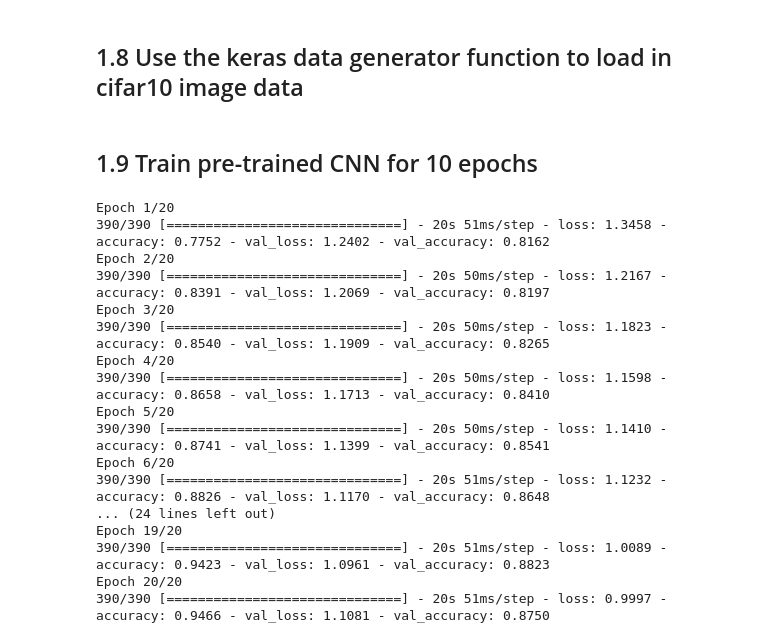
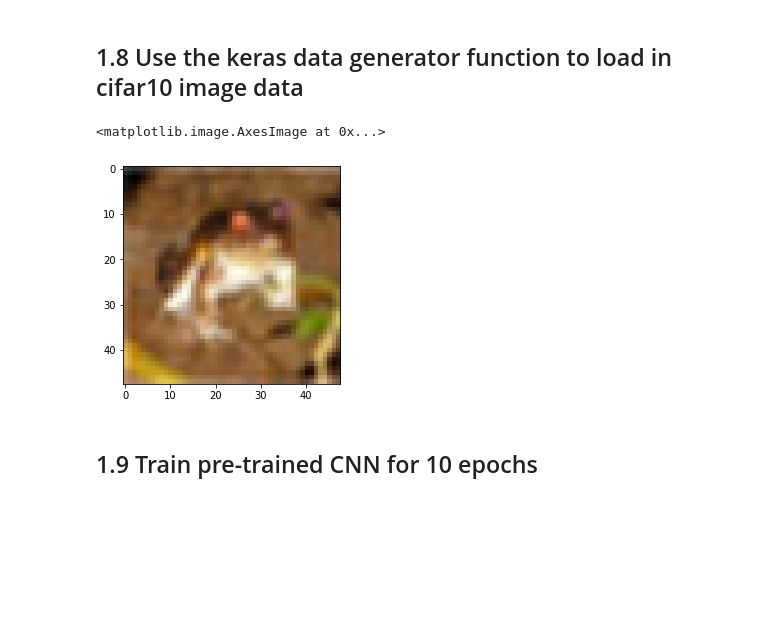
Before and after one commit to larryschirmer/art_style_transfer, a Jupyter notebook: transfer_learning.ipynb, the cells around one changed output. Saved outputs shown, nothing was run; the diff lists cells and outputs as text; code cells hidden in the pictures; blank space fills up the shorter version.

```diff
--- a/transfer_learning.ipynb
+++ b/transfer_learning.ipynb
@@ -380,29 +322,30 @@ data_augmentation.fit(x_train_vgg)
+# %%
+# https://github.com/geifmany/cifar-vgg/blob/master/cifar10vgg.py
+
+x_train_vgg = np.array([cv2.resize(img, dsize=(48, 48), interpolation=cv2.INTER_CUBIC) for img in train_images])
+x_test_vgg = np.array([cv2.resize(img, dsize=(48, 48), interpolation=cv2.INTER_CUBIC) for img in test_images])
+
+data_gen_train = ImageDataGenerator(
+    rescale=1. / 255,
+    rotation_range=15,
+    width_shift_range=0.1,
+    height_shift_range=0.1,
+    horizontal_flip=True,
+    )
+
+data_gen_test = ImageDataGenerator(
+    rescale=1. / 255,
+    rotation_range=15,
+    width_shift_range=0.1,
+    height_shift_range=0.1,
+    horizontal_flip=True)
+
+data_gen_train.fit(x_train_vgg)
+data_gen_test.fit(x_test_vgg)
+# %%
+plt.imshow(x_train_vgg[0])
+# %% [output]
+<matplotlib.image.AxesImage at 0x...>
+[figure, added]
 # %% [markdown]
 ## 1.9 Train pre-trained CNN for 10 epochs
-# %%
-epochs = 20
-batch_size = 128
-
-with tf.device('/device:GPU:0'):
-    new_model.fit(data_augmentation.flow(x_train_vgg, y_train, batch_size=batch_size),
-                    steps_per_epoch=len(x_train_vgg) // batch_size,
-                    validation_data=(x_test_vgg, y_test),
-                    epochs=epochs)
-# %% [output]
-Epoch 1/20
-390/390 [==============================] - 20s 51ms/step - loss: 1.3458 - accuracy: 0.7752 - val_loss: 1.2402 - val_accuracy: 0.8162
-Epoch 2/20
-390/390 [==============================] - 20s 50ms/step - loss: 1.2167 - accuracy: 0.8391 - val_loss: 1.2069 - val_accuracy: 0.8197
-Epoch 3/20
-390/390 [==============================] - 20s 50ms/step - loss: 1.1823 - accuracy: 0.8540 - val_loss: 1.1909 - val_accuracy: 0.8265
-Epoch 4/20
-390/390 [==============================] - 20s 50ms/step - loss: 1.1598 - accuracy: 0.8658 - val_loss: 1.1713 - val_accuracy: 0.8410
-Epoch 5/20
-390/390 [==============================] - 20s 50ms/step - loss: 1.1410 - accuracy: 0.8741 - val_loss: 1.1399 - val_accuracy: 0.8541
-Epoch 6/20
-390/390 [==============================] - 20s 51ms/step - loss: 1.1232 - accuracy: 0.8826 - val_loss: 1.1170 - val_accuracy: 0.8648
-... (24 lines left out)
-Epoch 19/20
-390/390 [==============================] - 20s 51ms/step - loss: 1.0089 - accuracy: 0.9423 - val_loss: 1.0961 - val_accuracy: 0.8823
-Epoch 20/20
-390/390 [==============================] - 20s 51ms/step - loss: 0.9997 - accuracy: 0.9466 - val_loss: 1.1081 - val_accuracy: 0.8750
```
Also changed, not shown: parts of 39 cells of this notebook, 5 other files.
